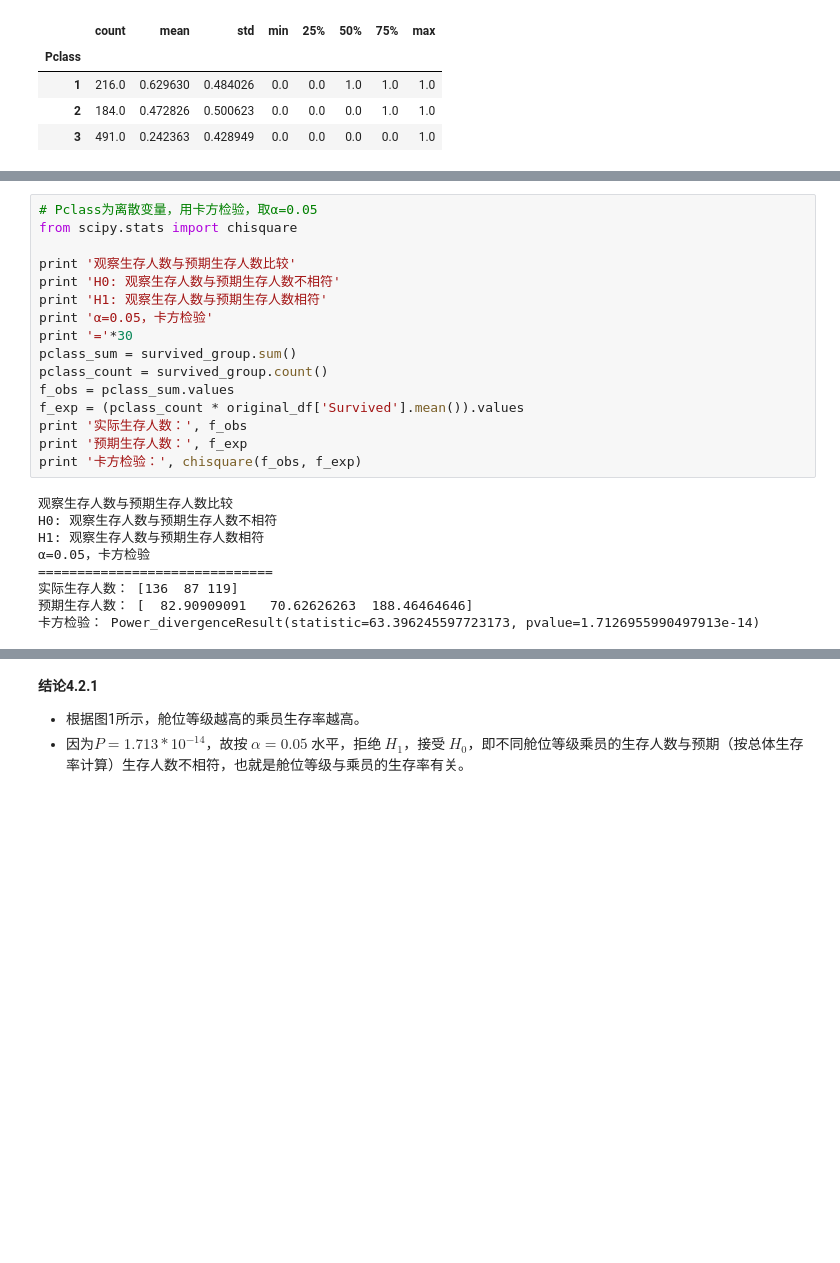
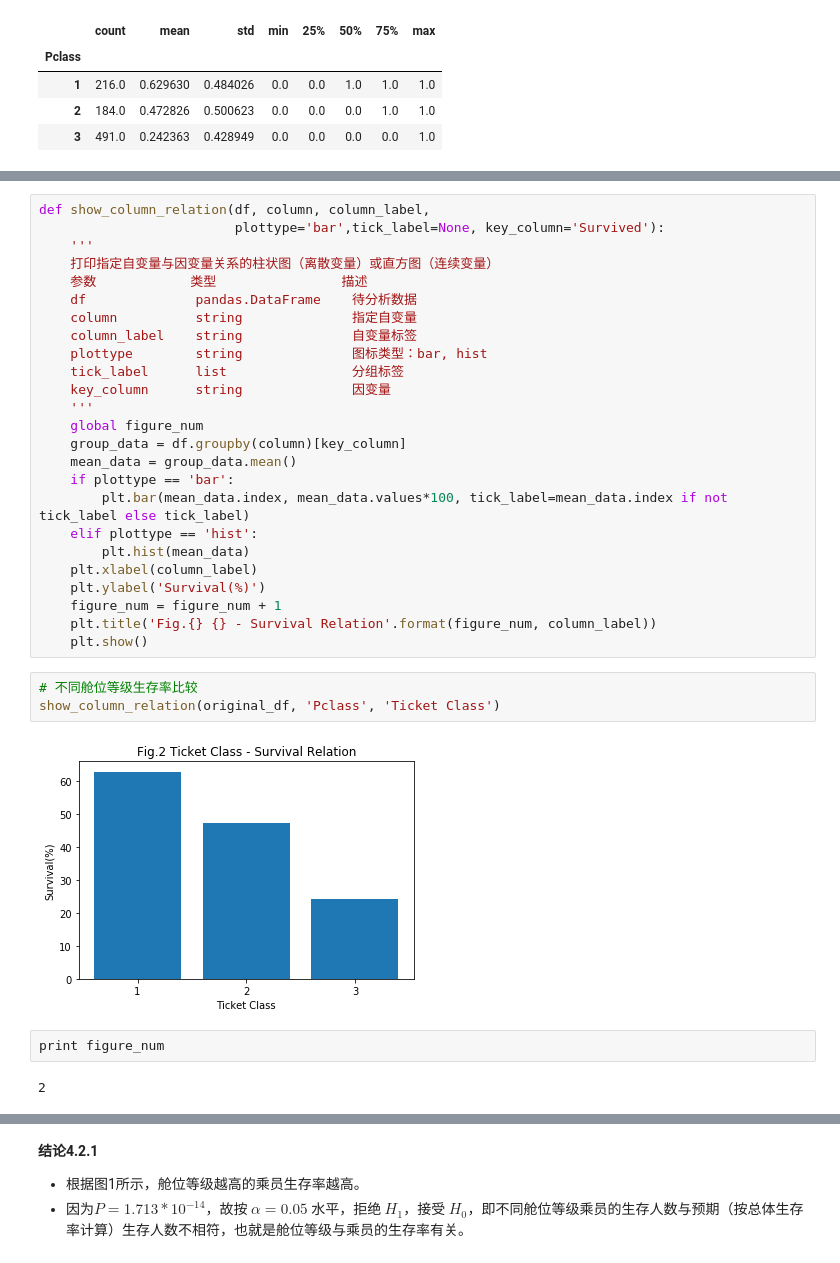
Before and after one commit to DiabloCC/UdacityCourse, a Jupyter notebook: p4/report/p4_tatanic_report.ipynb, the cells around one changed output, grey strips where cells are left out. Saved outputs shown, nothing was run; the diff lists cells and outputs as text; blank space fills up the shorter version.

```diff
--- a/p4/report/p4_tatanic_report.ipynb
+++ b/p4/report/p4_tatanic_report.ipynb
@@ -194,25 +173,34 @@ plt.show()
-# %%
-# Pclass为离散变量，用卡方检验，取α=0.05
-from scipy.stats import chisquare
-
-print '观察生存人数与预期生存人数比较'
-print 'H0: 观察生存人数与预期生存人数不相符'
-print 'H1: 观察生存人数与预期生存人数相符'
-print 'α=0.05，卡方检验'
-print '='*30
-pclass_sum = survived_group.sum()
-pclass_count = survived_group.count()
-f_obs = pclass_sum.values
-f_exp = (pclass_count * original_df['Survived'].mean()).values
-print '实际生存人数：', f_obs
-print '预期生存人数：', f_exp
-print '卡方检验：', chisquare(f_obs, f_exp)
-# %% [output]
-观察生存人数与预期生存人数比较
-H0: 观察生存人数与预期生存人数不相符
-H1: 观察生存人数与预期生存人数相符
-α=0.05，卡方检验
-==============================
-实际生存人数： [136  87 119]
-预期生存人数： [  82.90909091   70.62626263  188.46464646]
-卡方检验： Power_divergenceResult(statistic=63.396245597723173, pvalue=1.7126955990497913e-14)
+# %%
+def show_column_relation(df, column, column_label,
+                         plottype='bar',tick_label=None, key_column='Survived'):
+    '''
+    打印指定自变量与因变量关系的柱状图（离散变量）或直方图（连续变量）
+    参数            类型                描述
+    df              pandas.DataFrame    待分析数据
+    column          string              指定自变量
+    column_label    string              自变量标签
+    plottype        string              图标类型：bar, hist
+    tick_label      list                分组标签
+    key_column      string              因变量
+    '''
+    global figure_num
+    group_data = df.groupby(column)[key_column]
+    mean_data = group_data.mean()
+    if plottype == 'bar':
+        plt.bar(mean_data.index, mean_data.values*100, tick_label=mean_data.index if not tick_label else tick_label)
+    elif plottype == 'hist':
+        plt.hist(mean_data)
+    plt.xlabel(column_label)
+    plt.ylabel('Survival(%)')
+    figure_num = figure_num + 1
+    plt.title('Fig.{} {} - Survival Relation'.format(figure_num, column_label))
+    plt.show()
+# %%
+# 不同舱位等级生存率比较
+show_column_relation(original_df, 'Pclass', 'Ticket Class')
+# %% [output]
+[figure, added]
+# %%
+print figure_num
+# %% [output]
+2
```
Also changed, not shown: parts of 41 cells of this notebook.
